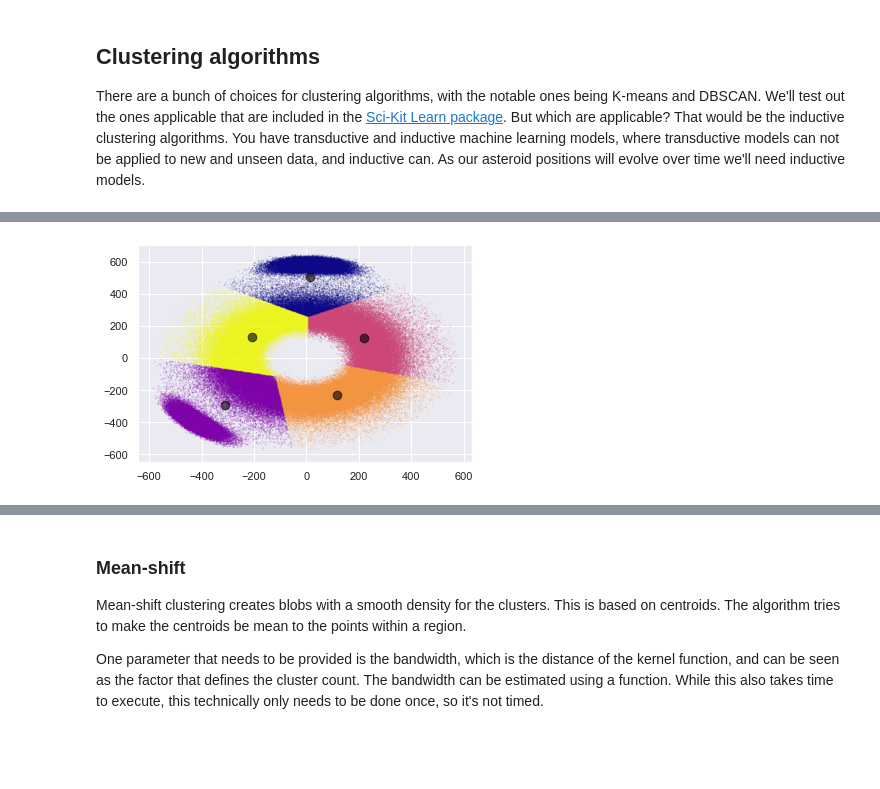
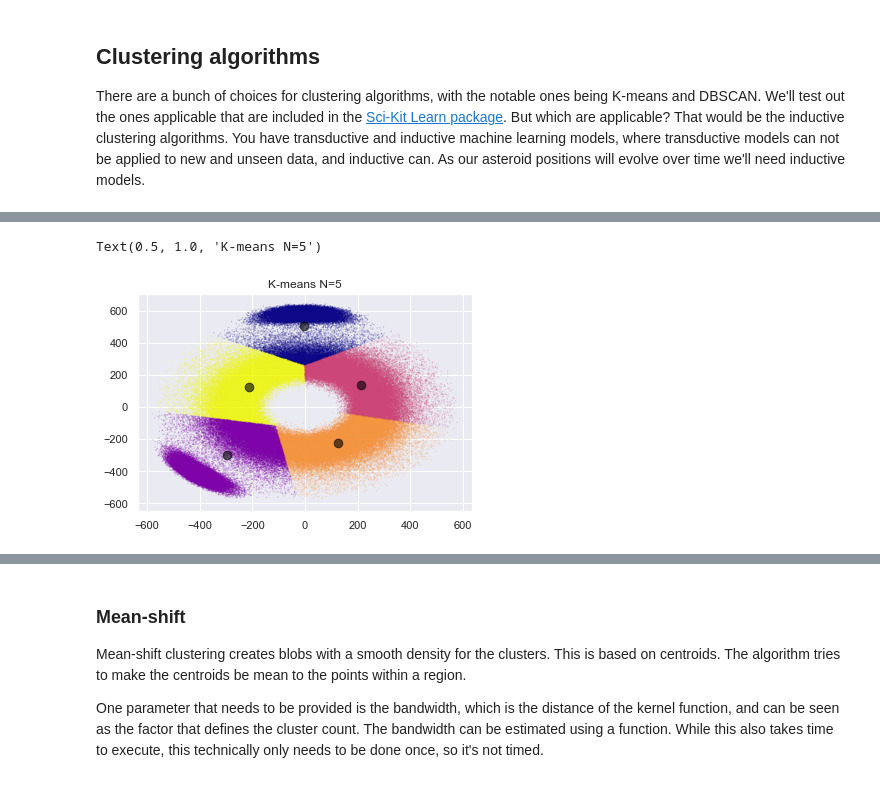
Before and after one commit to MichaelVerdegaal/AsteroidClustering, a Jupyter notebook: asteroid_clustering.ipynb, the cells around one changed output, grey strips where cells are left out. Drawn from its saved outputs; the diff is of its cells as text; code cells hidden in the pictures; blank space fills up the shorter version.

```diff
--- a/asteroid_clustering.ipynb
+++ b/asteroid_clustering.ipynb
@@ -144,9 +144,11 @@ K-means took 3.0623239 seconds to process data
 # %%
 plt.scatter(coords[:, 0], coords[:, 1], c=y_kmeans, s=0.01, cmap='plasma')
 centers = kmeans.cluster_centers_
 plt.scatter(centers[:, 0], centers[:, 1], c='black', s=75, alpha=0.6);
+plt.title("K-means N=5")
 # %% [output]
+Text(0.5, 1.0, 'K-means N=5')
-[figure, old version]
+[figure, new version]
 # %%
 start = timer()
 kmeans = KMeans(n_clusters=10, random_state=0)
```
Also changed, not shown: parts of 36 cells of this notebook.
